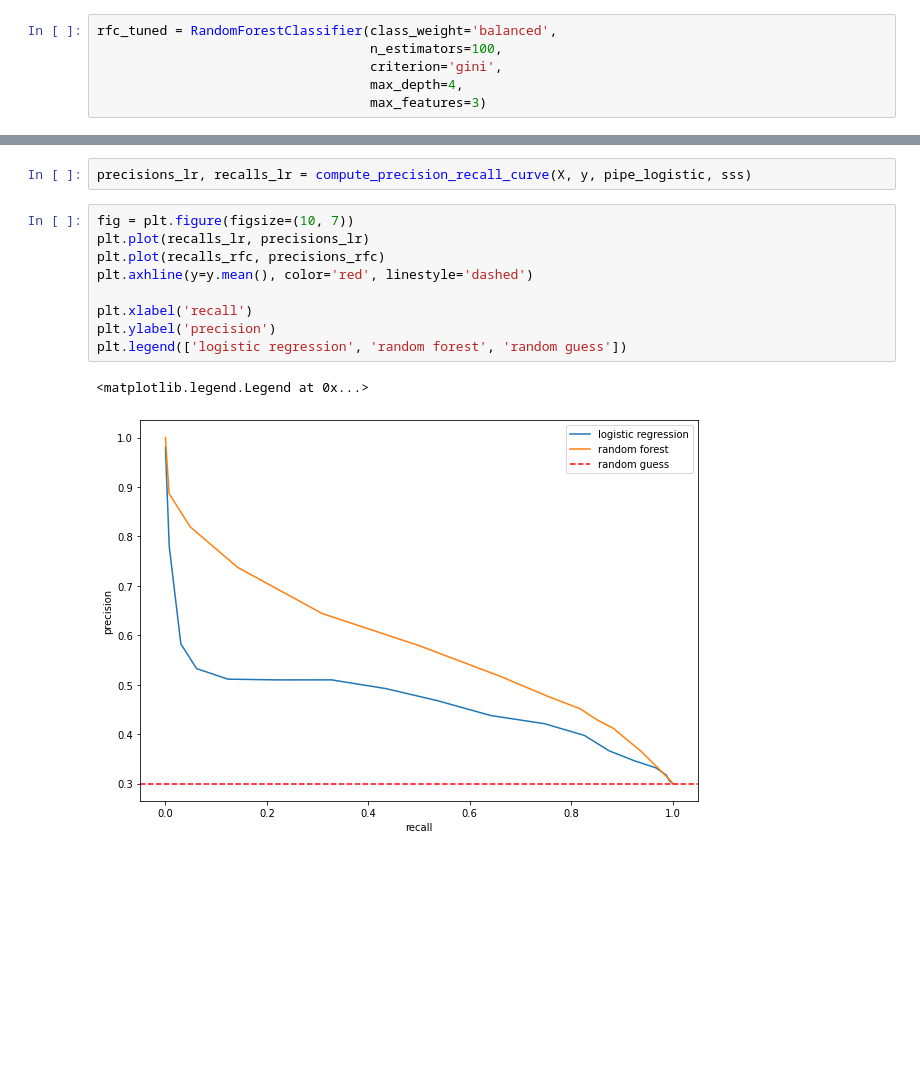
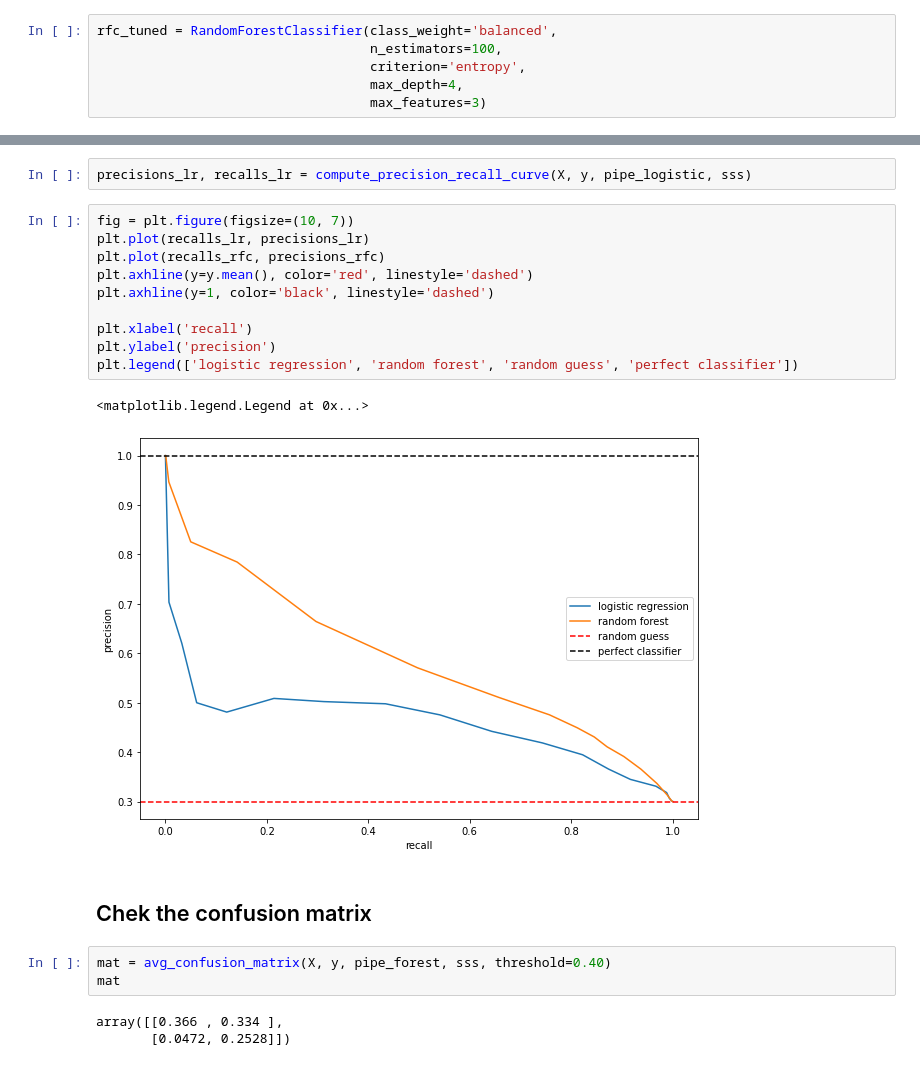
Before and after one commit to glillacci/loans, a Jupyter notebook: 4_Model_comparison.ipynb, the cells around one changed output, grey strips where cells are left out. Drawn from its saved outputs; the diff is of its cells as text; blank space fills up the shorter version.

```diff
--- a/4_Model_comparison.ipynb
+++ b/4_Model_comparison.ipynb
@@ -71,7 +72,7 @@ pipe_logistic = Pipeline(steps=[('encoder', encoder),
 # %%
 rfc_tuned = RandomForestClassifier(class_weight='balanced',
                                    n_estimators=100,
-                                   criterion='gini',
+                                   criterion='entropy',
                                    max_depth=4,
                                    max_features=3)
 # %%
@@ -89,12 +90,21 @@ precisions_lr, recalls_lr = compute_precision_recall_curve(X, y, pipe_logistic,
 # %%
 fig = plt.figure(figsize=(10, 7))
 plt.plot(recalls_lr, precisions_lr)
 plt.plot(recalls_rfc, precisions_rfc)
 plt.axhline(y=y.mean(), color='red', linestyle='dashed')
+plt.axhline(y=1, color='black', linestyle='dashed')
 
 plt.xlabel('recall')
 plt.ylabel('precision')
-plt.legend(['logistic regression', 'random forest', 'random guess'])
+plt.legend(['logistic regression', 'random forest', 'random guess', 'perfect classifier'])
 # %% [output]
 <matplotlib.legend.Legend at 0x...>
-[figure, old version]
+[figure, new version]
+# %% [markdown]
+## Chek the confusion matrix
+# %%
+mat = avg_confusion_matrix(X, y, pipe_forest, sss, threshold=0.40)
+mat
+# %% [output]
+array([[0.366 , 0.334 ],
+       [0.0472, 0.2528]])
```
Also changed, not shown: parts of 1 cell of this notebook, 5 other files.
